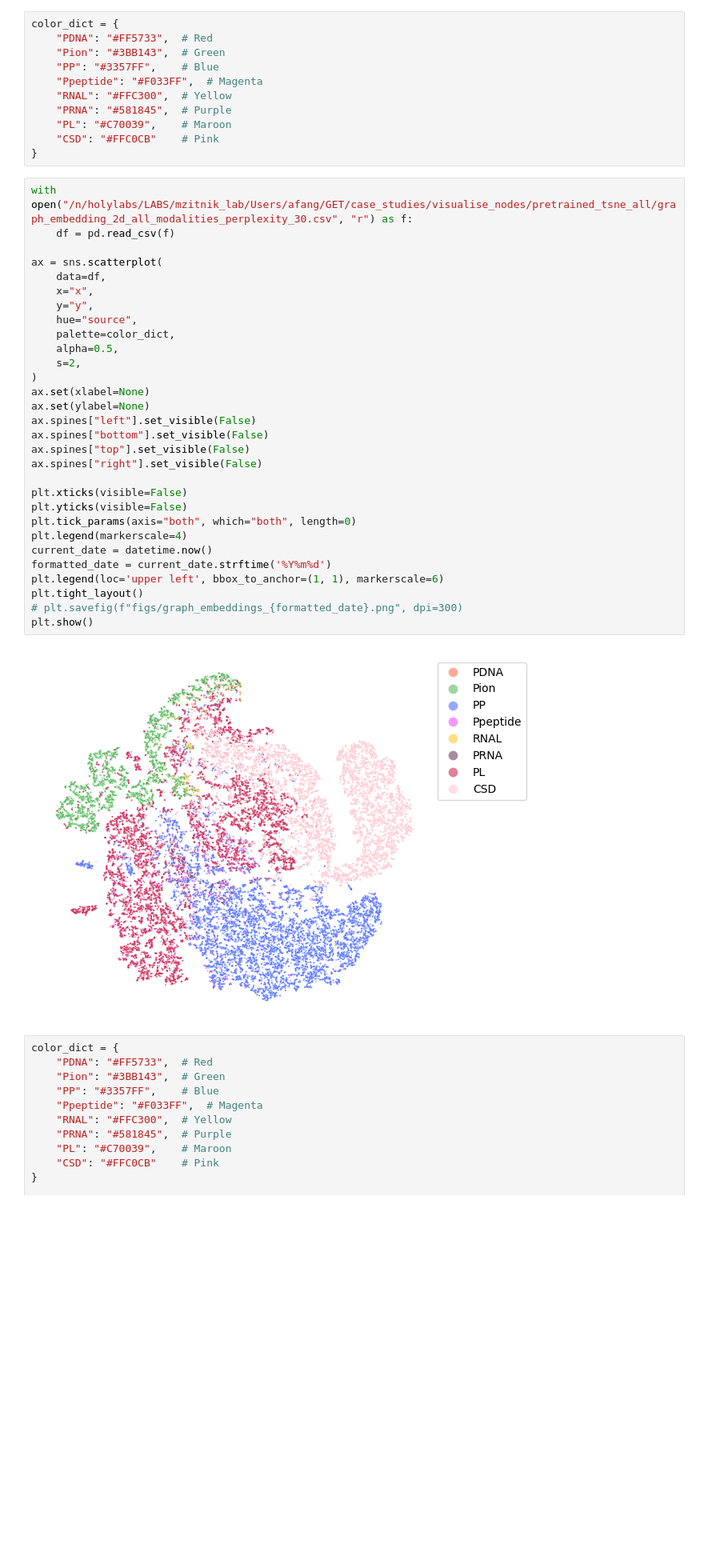
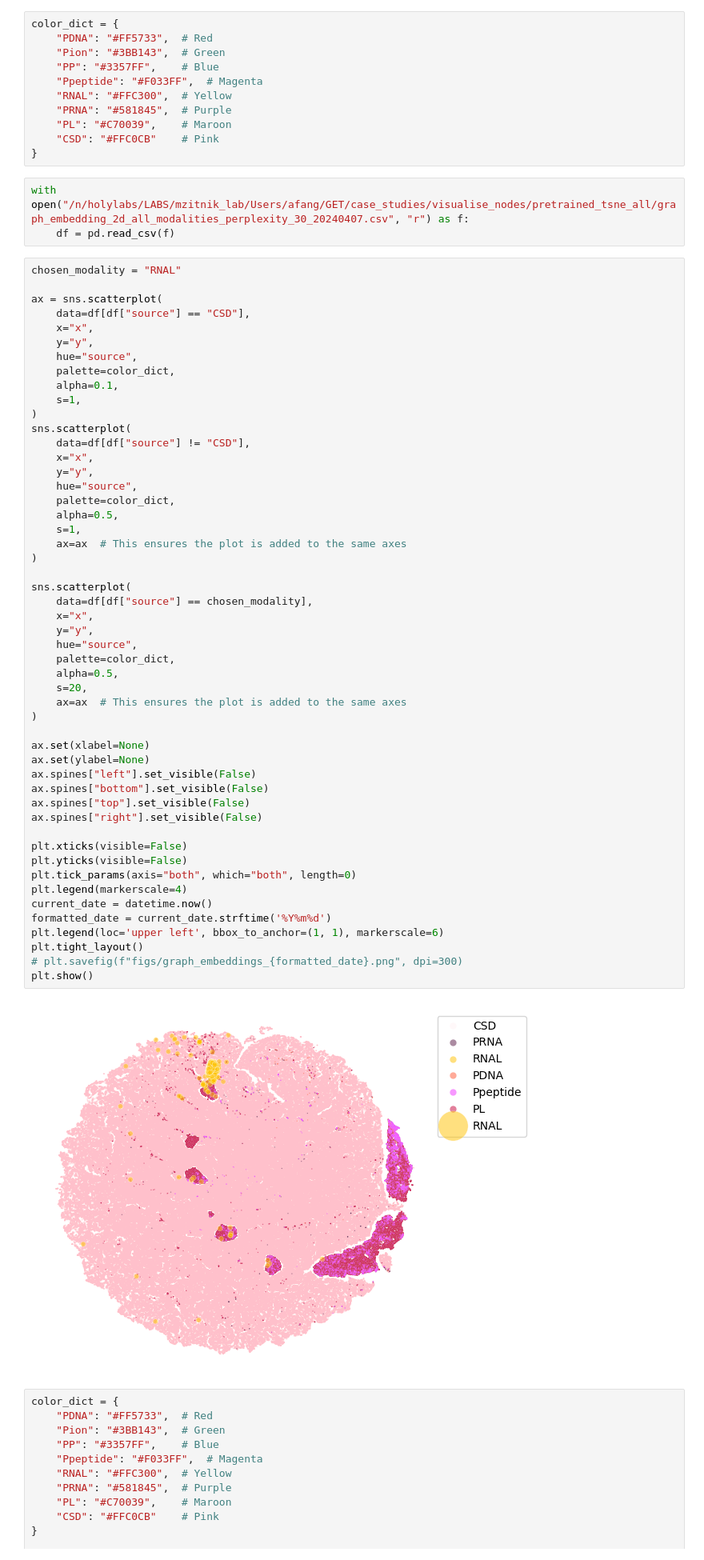
Before and after one commit to mims-harvard/ATOMICA, a Jupyter notebook: case_studies/visualise_nodes/csd_vs_biolip_visualisations.ipynb, the cells around one changed output. Shown: that part at 80% size. Saved outputs shown, nothing was run; the diff lists cells and outputs as text; blank space fills up the shorter version.

```diff
--- a/case_studies/visualise_nodes/csd_vs_biolip_visualisations.ipynb
+++ b/case_studies/visualise_nodes/csd_vs_biolip_visualisations.ipynb
@@ -116,38 +116,62 @@ color_dict = {
     "PL": "#C70039",    # Maroon
     "CSD": "#FFC0CB"    # Pink
 }
+# %%
+with open("/n/holylabs/LABS/mzitnik_lab/Users/afang/GET/case_studies/visualise_nodes/pretrained_tsne_all/graph_embedding_2d_all_modalities_perplexity_30_20240407.csv", "r") as f:
+    df = pd.read_csv(f)
 # %%
-with open("/n/holylabs/LABS/mzitnik_lab/Users/afang/GET/case_studies/visualise_nodes/pretrained_tsne_all/graph_embedding_2d_all_modalities_perplexity_30.csv", "r") as f:
-    df = pd.read_csv(f)
+chosen_modality = "RNAL"
 
 ax = sns.scatterplot(
-    data=df,
+    data=df[df["source"] == "CSD"],
+    x="x",
+    y="y",
+    hue="source",
+    palette=color_dict,
+    alpha=0.1,
+    s=1,
+)
+sns.scatterplot(
+    data=df[df["source"] != "CSD"],
     x="x",
     y="y",
     hue="source",
     palette=color_dict,
     alpha=0.5,
-    s=2,
+    s=1,
+    ax=ax  # This ensures the plot is added to the same axes
 )
+
+sns.scatterplot(
+    data=df[df["source"] == chosen_modality],
+    x="x",
+    y="y",
+    hue="source",
+    palette=color_dict,
+    alpha=0.5,
+    s=20,
+    ax=ax  # This ensures the plot is added to the same axes
+)
+
 ax.set(xlabel=None)
 ax.set(ylabel=None)
 ax.spines["left"].set_visible(False)
 ax.spines["bottom"].set_visible(False)
 ax.spines["top"].set_visible(False)
 ax.spines["right"].set_visible(False)
 
 plt.xticks(visible=False)
 plt.yticks(visible=False)
 plt.tick_params(axis="both", which="both", length=0)
 plt.legend(markerscale=4)
 current_date = datetime.now()
 formatted_date = current_date.strftime('%Y%m%d')
 plt.legend(loc='upper left', bbox_to_anchor=(1, 1), markerscale=6)
 plt.tight_layout()
 # plt.savefig(f"figs/graph_embeddings_{formatted_date}.png", dpi=300)
 plt.show()
 # %% [output]
-[figure, old version]
+[figure, new version]
 # %%
 color_dict = {
     "PDNA": "#FF5733",  # Red
```
Also changed, not shown: parts of 5 cells of this notebook, 7 other files.
